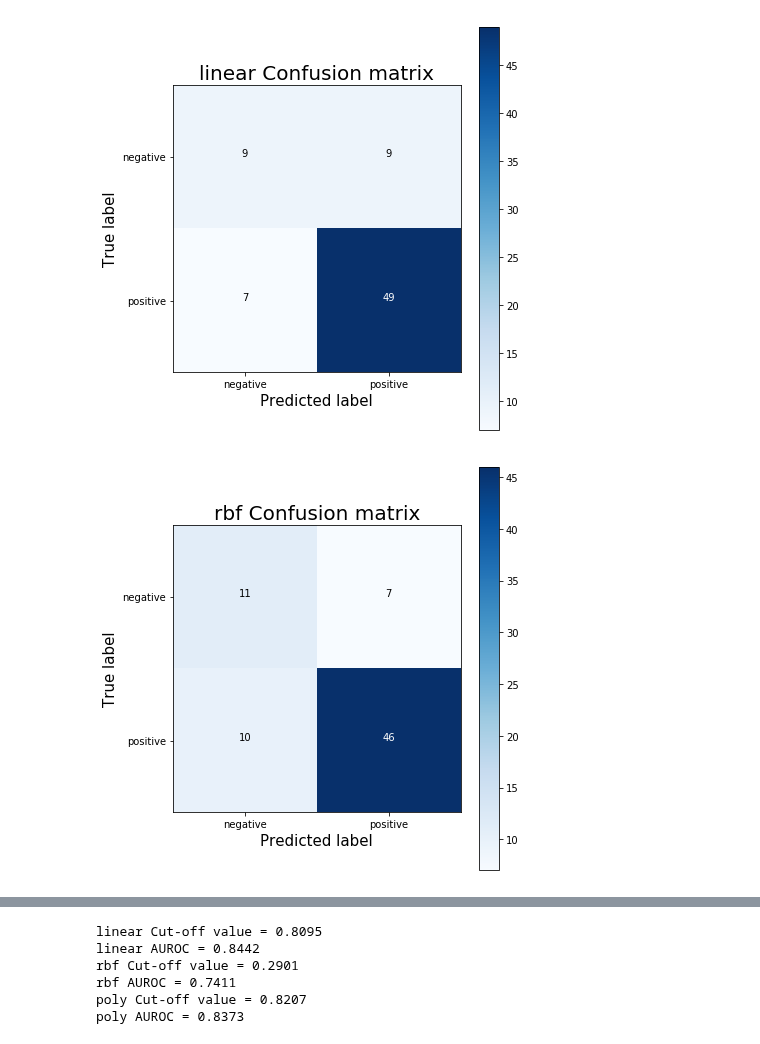
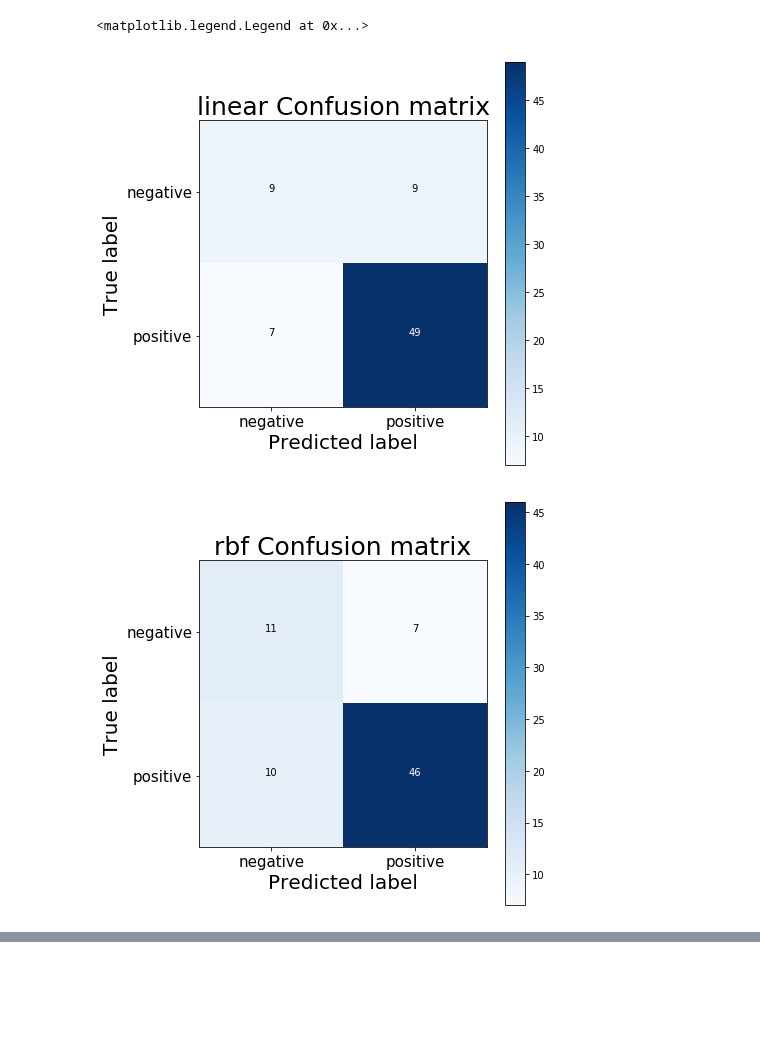
Before and after one commit to Lance0218/Fatty-liver-classifier, a Jupyter notebook: SVM/LOO for Pathology_NPathology/'6 Q factor + HF.ipynb, the cells around one changed output, grey strips where cells are left out. Cells and saved outputs as stored; diff of their text form; code cells hidden in the pictures; blank space fills up the shorter version.

Commit message:
Change fontsize & add matplotlib inline

```diff
--- a/SVM/LOO for Pathology_NPathology/'6 Q factor + HF.ipynb
+++ b/SVM/LOO for Pathology_NPathology/'6 Q factor + HF.ipynb
@@ -10,6 +10,7 @@ from sklearn.model_selection import GridSearchCV
 from sklearn.metrics import roc_curve, auc
 import itertools
 from sklearn.metrics import confusion_matrix
+%matplotlib inline
 
 # load data
 ## Pathology for train
@@ -114,7 +115,7 @@ def plot_confusion_matrix(cm, classes, normalize=False, title='Confusion matrix'
     print('NPV = {0:.2%}'.format(cm[0,0]/(cm[0,0]+cm[1,0])))
     print('Accuracy = {0:.2%}\n'.format((cm[0,0]+cm[1,1])/(cm[0,0]+cm[0,1]+cm[1,0]+cm[1,1])))
 
-    plt.imshow(cm, interpolation='nearest', cmap=cmap)
+    plt.imshow(cm, interpolation = 'nearest', cmap = cmap)
     plt.colorbar()
     tick_marks = np.arange(len(classes))
     plt.xticks(tick_marks, classes)
@@ -124,13 +125,15 @@ def plot_confusion_matrix(cm, classes, normalize=False, title='Confusion matrix'
     thresh = cm.max() / 2.
     for i, j in itertools.product(range(cm.shape[0]), range(cm.shape[1])):
         plt.text(j, i, format(cm[i, j], fmt),
-                 horizontalalignment='center',
+                 horizontalalignment = 'center',
                  color='white' if cm[i, j] > thresh else 'black')
 
     plt.tight_layout()
-    plt.title(title, size = 20)
-    plt.ylabel('True label', size = 15)
-    plt.xlabel('Predicted label', size = 15)
+    plt.title(title, size = 25)
+    plt.ylabel('True label', size = 20)
+    plt.xlabel('Predicted label', size = 20)
+    plt.xticks(size = 15)
+    plt.yticks(size = 15)
 
 kernel = ['linear', 'rbf', 'poly']
 pre_kernel = [test_predict_linear, test_predict_rbf, test_predict_poly]  # predict of each kernel
@@ -138,16 +141,15 @@ pre_kernel = [test_predict_linear, test_predict_rbf, test_predict_poly]  # predi
 for i in range(0,3):
     ## Compute confusion matrix
     cnf_matrix = confusion_matrix(y_test, pre_kernel[i])
-    np.set_printoptions(precision=4)
+    np.set_printoptions(precision = 4)
 
     ## Plot non-normalized confusion matrix
-    plt.figure(figsize=(6,6))
+    plt.figure(figsize = (6,6))
     plot_confusion_matrix(cnf_matrix, classes=class_names,
-                          title='{0} Confusion matrix'.format(kernel[i]))
-plt.show()
+                          title = '{0} Confusion matrix'.format(kernel[i]))
 
 ## ROC curve
-### compute ROC and AUC
+### compute ROC and AUROC
 fpr = dict()
 tpr = dict()
 thresholds = dict()
@@ -174,16 +176,17 @@ lw=2
 colors = ['red', 'green', 'blue']
 linestyles = ['-', '-.', ':']
 for i, color, linestyle in zip(range(0,3), colors, linestyles):
-    plt.plot(fpr[i], tpr[i], color=color, linestyle=linestyle, lw=lw,
-             label='ROC curve of {0} (auc = {1:.4f})'.format(kernel[i], roc_auc[i]))
-plt.plot([0, 1], [0, 1], color='orange', lw=lw, linestyle='--')
+    plt.plot(fpr[i], tpr[i], color = color, linestyle = linestyle, lw = lw,
+             label = 'ROC curve of {0} (auc = {1:.4f})'.format(kernel[i], roc_auc[i]))
+plt.plot([0, 1], [0, 1], color = 'orange', lw = lw, linestyle = '--')
+plt.title('Receiver operating characteristic', size = 30)
+plt.xlabel('False Positive Rate (1-specificity)', size = 25)
+plt.ylabel('True Positive Rate (sensitivity)', size = 25)
+plt.xticks(size = 20)
+plt.yticks(size = 20)
 plt.xlim([-0.05, 1.05])
 plt.ylim([-0.05, 1.05])
-plt.xlabel('False Positive Rate (1-specificity)', size = 20)
-plt.ylabel('True Positive Rate (sensitivity)', size = 20)
-plt.title('Receiver operating characteristic', size = 25)
-plt.legend(loc='lower right')
-plt.show()
+plt.legend(loc = 'lower right', fontsize = 20)
 # %% [output]
 The best parameters of linear are {'C': 9.513656920021768, 'kernel': 'linear'}
  with a validation score of 80.18%
@@ -205,2 +208,3 @@ Accuracy = 78.38%
+<matplotlib.legend.Legend at 0x...>
-[figure, old version]
+[figure, new version]
-[figure, old version]
+[figure, new version]
@@ -208,6 +211,0 @@ Accuracy = 78.38%
-linear Cut-off value = 0.8095
-linear AUROC = 0.8442
-rbf Cut-off value = 0.2901
-rbf AUROC = 0.7411
-poly Cut-off value = 0.8207
-poly AUROC = 0.8373
```
Also changed, not shown: parts of 1 cell of this notebook.
